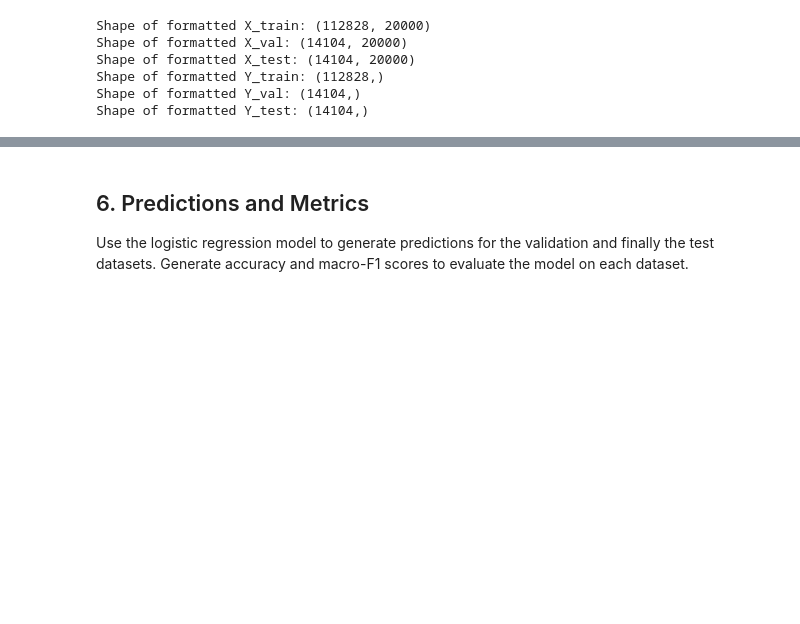
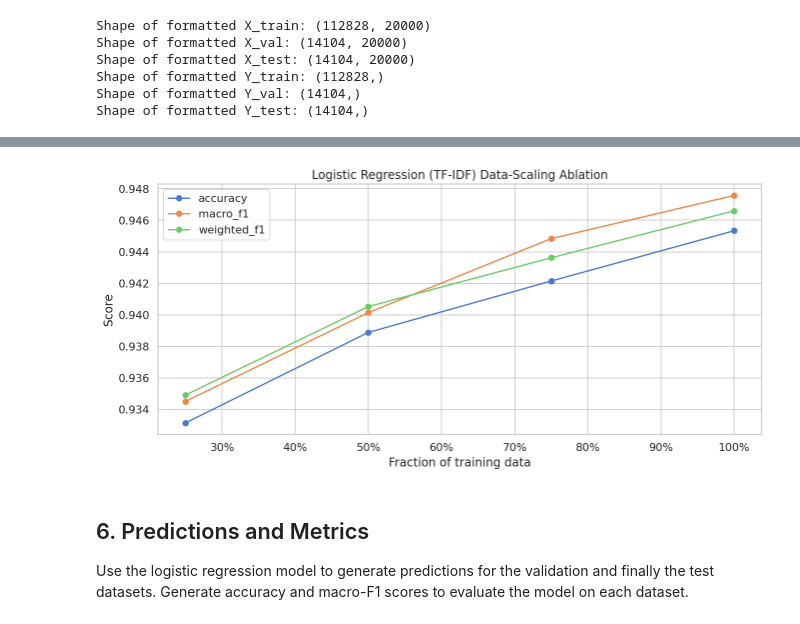
Before and after one commit to nkbal101/HF_Pipeline_Tag, a Jupyter notebook: NB_baseline.ipynb, the cells around one changed output, grey strips where cells are left out. Cells and saved outputs as stored; diff of their text form; code cells hidden in the pictures; blank space fills up the shorter version.

Commit message:
Added data ablation and error analysis

```diff
--- a/NB_baseline.ipynb
+++ b/NB_baseline.ipynb
@@ -258,9 +256,0 @@ Shape of formatted Y_test: (14104,)
-# %%
-# Baseline w/ Logistic Regression
-lr_model = LogisticRegression(max_iter=1000,
-                              class_weight="balanced",
-                              random_state=42,
-                              n_jobs=-1
-                              )
-
-lr_model.fit(X_train, Y_train)
@@ -269,0 +310,5 @@ LogisticRegression(class_weight='balanced', max_iter=1000, n_jobs=-1,
+# %%
+# Data-scaling ablation results (accuracy, macro F1, weighted F1 per training fraction, per class F1)
+
+ablation_df = pd.DataFrame(ablation_results)
+ablation_df
@@ -270,3 +321,18 @@ LogisticRegression(class_weight='balanced', max_iter=1000, n_jobs=-1,
+# %%
+# Plot learning curves: metric vs. training data fraction
+
+fig, ax = plt.subplots()
+for metric_name in ["accuracy", "macro_f1", "weighted_f1"]:
+    ax.plot(ablation_df["train_fraction"], ablation_df[metric_name], marker="o", label=metric_name)
+
+ax.set_xlabel("Fraction of training data")
+ax.set_ylabel("Score")
+ax.set_title("Logistic Regression (TF-IDF) Data-Scaling Ablation")
+ax.xaxis.set_major_formatter(mticker.PercentFormatter(xmax=1.0))
+ax.legend()
+plt.show()
+# %% [output]
+[figure, added]
 # %% [markdown]
 ## 6. Predictions and Metrics
 
```
Also changed, not shown: parts of 23 cells of this notebook.
